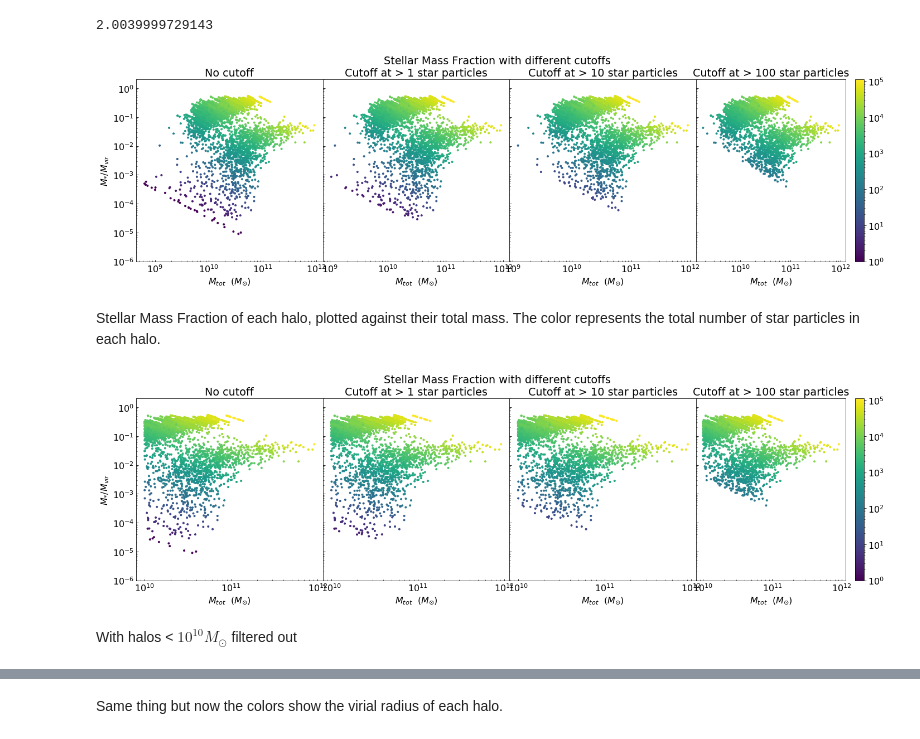
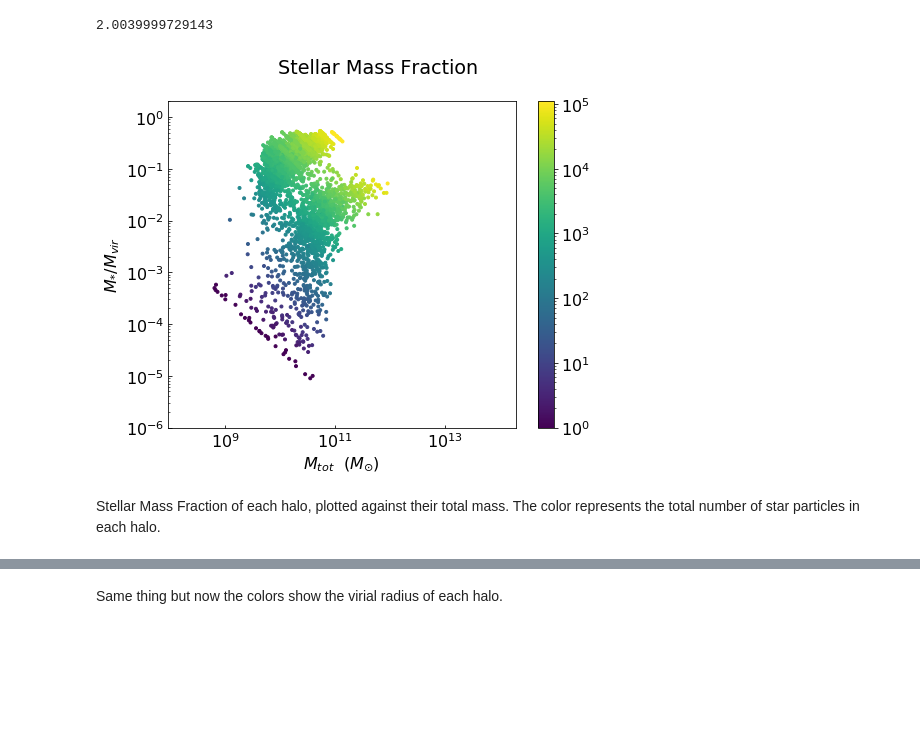
Before and after one commit to cjllorente827/comp_structure_research, a Jupyter notebook: stellar_mass_fraction/bigbox_25Mpc/RD0111.ipynb, the cells around one changed output, grey strips where cells are left out. Drawn from its saved outputs; the diff is of its cells as text; code cells hidden in the pictures; blank space fills up the shorter version.

Commit message:
Cleaned up filter functionality

```diff
--- a/stellar_mass_fraction/bigbox_25Mpc/RD0111.ipynb
+++ b/stellar_mass_fraction/bigbox_25Mpc/RD0111.ipynb
@@ -61,19 +61,11 @@ ds.current_redshift
 # %%
 
 %aimport stellar_mass_fraction_plots
 from stellar_mass_fraction_plots import *
 #stellar_mass_fraction_scatter(halo_dat2_fname, cutoff=0)
-stellar_mass_fraction_scatter_multi(hd)
+stellar_mass_fraction_scatter(hd)
 #interact(stellar_mass_fraction_scatter, hd=fixed(hd), cutoff=(0, 1e3));
 # %% [output]
-[figure, old version]
+[figure, new version]
 # %% [markdown]
 Stellar Mass Fraction of each halo, plotted against their total mass. The color represents the total number of star particles in each halo.
-# %%
-%aimport stellar_mass_fraction_plots
-from stellar_mass_fraction_plots import *
-stellar_mass_fraction_scatter_multi(hd, 1e10)
-# %% [output]
-[figure, removed]
-# %% [markdown]
-With halos < $10^{10} M_{\odot}$ filtered out
```
Also changed, not shown: parts of 5 cells of this notebook, 3 other files.
